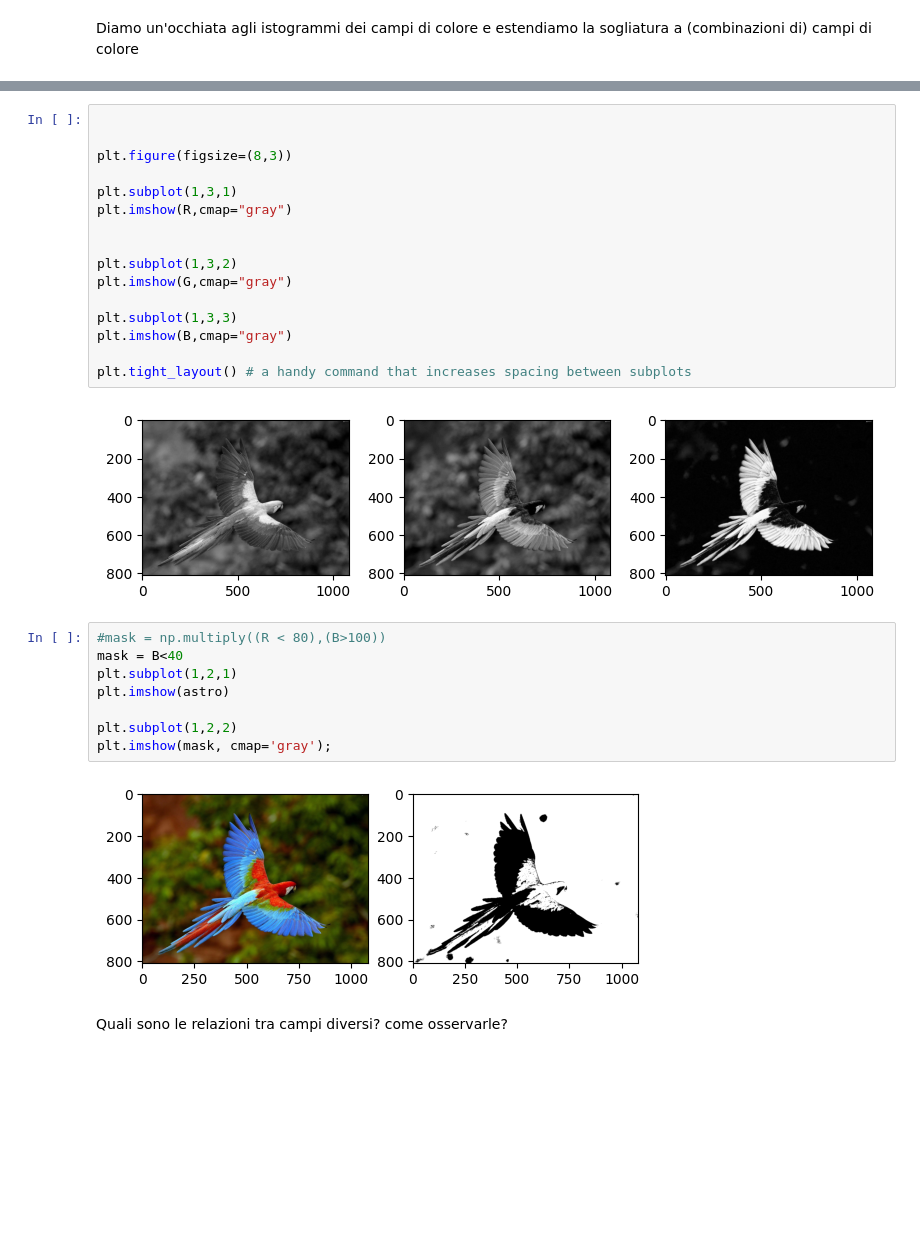
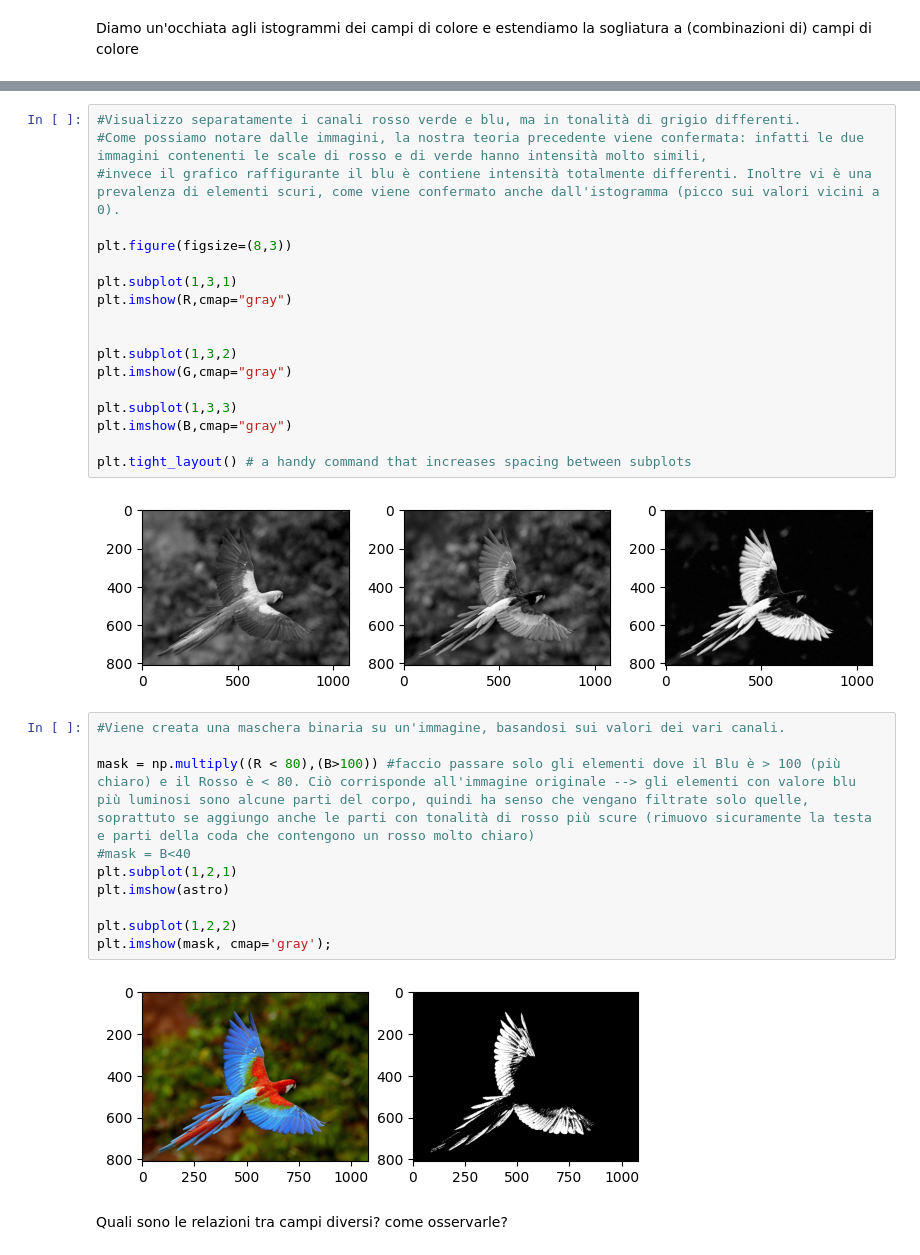
Before and after one commit to GiuuGpEEp/TerzoAnnoUni, a Jupyter notebook: FESI/istogrammi/istogrammi/istogrammi.ipynb, the cells around one changed output, grey strips where cells are left out. Cells and saved outputs as stored; diff of their text form; blank space fills up the shorter version.

```diff
--- a/FESI/istogrammi/istogrammi/istogrammi.ipynb
+++ b/FESI/istogrammi/istogrammi/istogrammi.ipynb
@@ -66,7 +90,9 @@ plt.tight_layout() # a handy command that increases spacing between subplots
 # %% [output]
 [figure]
 # %%
-
+#Visualizzo separatamente i canali rosso verde e blu, ma in tonalità di grigio differenti.
+#Come possiamo notare dalle immagini, la nostra teoria precedente viene confermata: infatti le due immagini contenenti le scale di rosso e di verde hanno intensità molto simili,
+#invece il grafico raffigurante il blu è contiene intensità totalmente differenti. Inoltre vi è una prevalenza di elementi scuri, come viene confermato anche dall'istogramma (picco sui valori vicini a 0).
 
 plt.figure(figsize=(8,3))
 
@@ -83,15 +109,17 @@ plt.imshow(B,cmap="gray")
 plt.tight_layout() # a handy command that increases spacing between subplots
 # %% [output]
 [figure]
-# %%
-#mask = np.multiply((R < 80),(B>100))
-mask = B<40
-plt.subplot(1,2,1)
-plt.imshow(astro)
-
-plt.subplot(1,2,2)
-plt.imshow(mask, cmap='gray');
-# %% [output]
-[figure, removed]
+# %%
+#Viene creata una maschera binaria su un'immagine, basandosi sui valori dei vari canali.
+
+mask = np.multiply((R < 80),(B>100)) #faccio passare solo gli elementi dove il Blu è > 100 (più chiaro) e il Rosso è < 80. Ciò corrisponde all'immagine originale --> gli elementi con valore blu più luminosi sono alcune parti del corpo, quindi ha senso che vengano filtrate solo quelle, soprattuto se aggiungo anche le parti con tonalità di rosso più scure (rimuovo sicuramente la testa e parti della coda che contengono un rosso molto chiaro)
+#mask = B<40
+plt.subplot(1,2,1)
+plt.imshow(astro)
+
+plt.subplot(1,2,2)
+plt.imshow(mask, cmap='gray');
+# %% [output]
+[figure, added]
 # %% [markdown]
 Quali sono le relazioni tra campi diversi? come osservarle?
```
Also changed, not shown: parts of 13 cells of this notebook.
